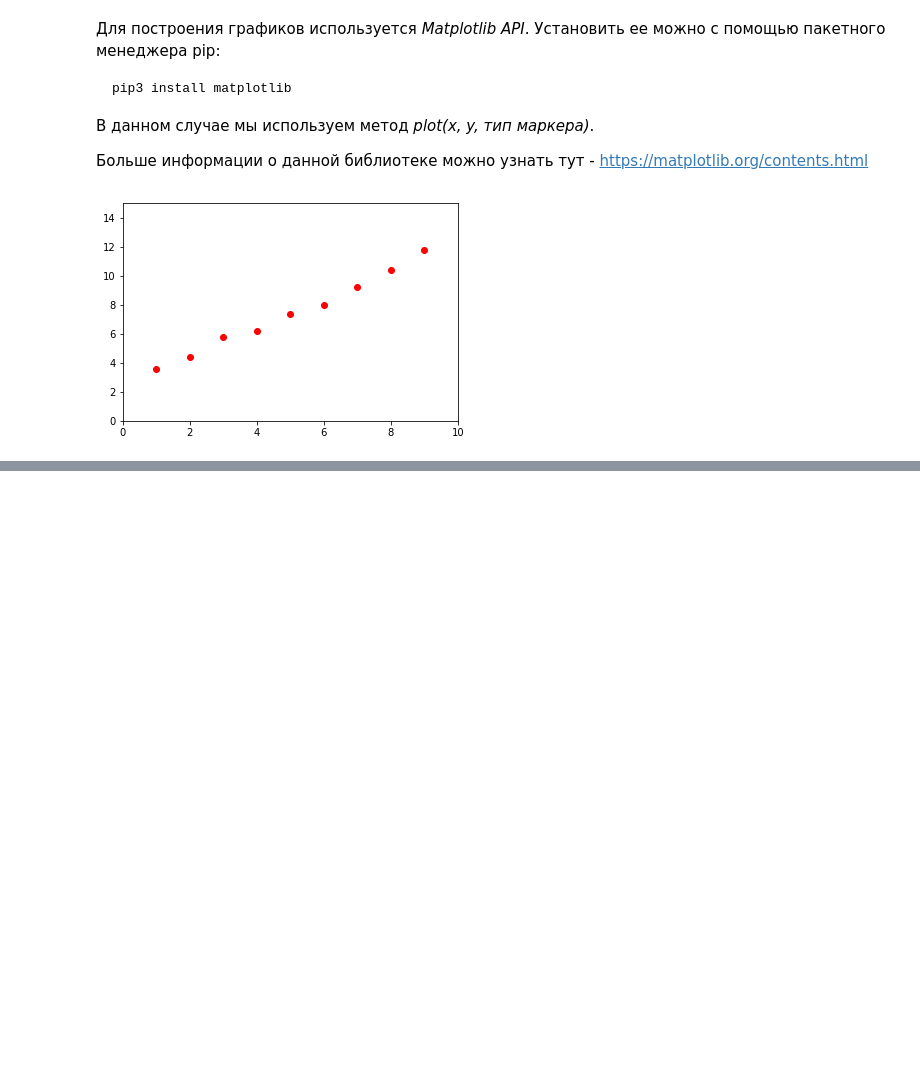
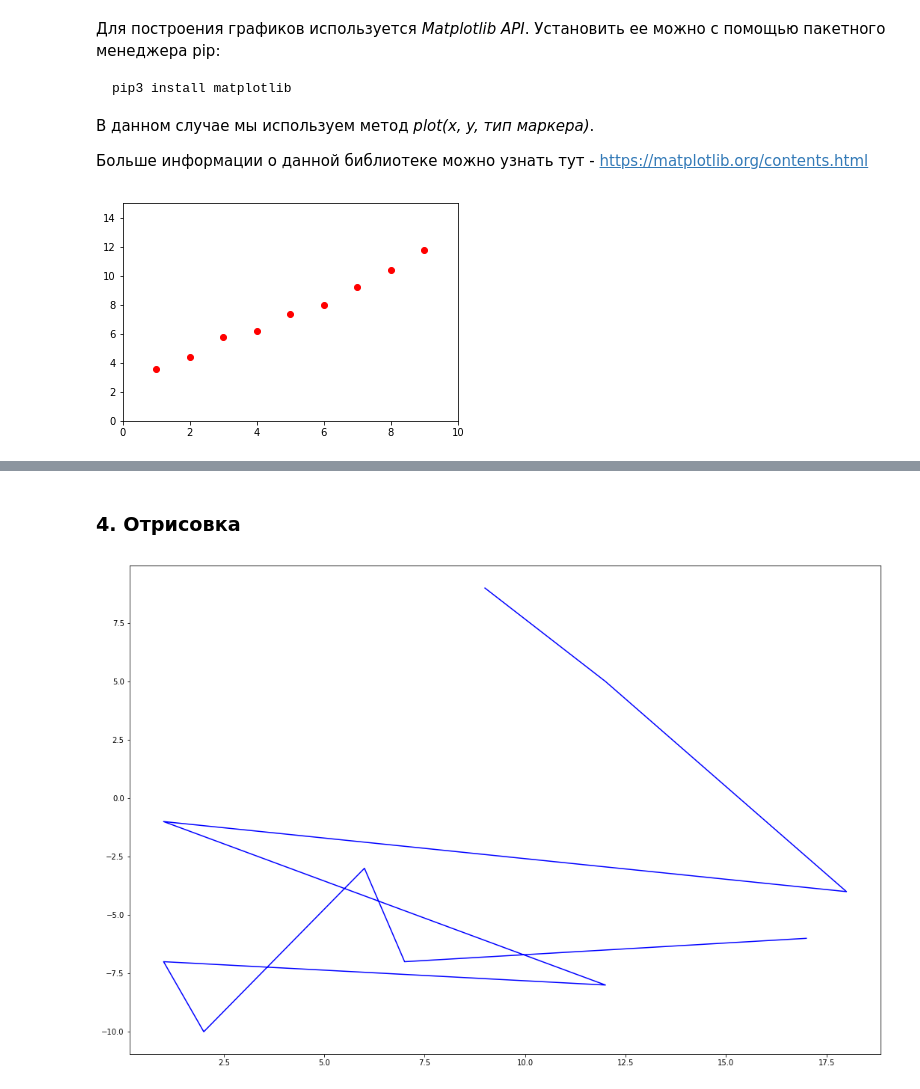
Before and after one commit to mmireille/Big-Data-2017, a Jupyter notebook: Lab_5.ipynb, the cells around one changed output, grey strips where cells are left out. Saved outputs shown, nothing was run; the diff lists cells and outputs as text; code cells hidden in the pictures; blank space fills up the shorter version.

```diff
--- a/Lab_5.ipynb
+++ b/Lab_5.ipynb
@@ -149,0 +79,15 @@ print('Ошибка аппроксимации в случае метода на
+# %% [markdown]
+### 4. Отрисовка
+# %%
+# print(plt.rcParams["figure.figsize"])
+plt.rcParams["figure.figsize"] = [18, 12]
+plt.gca().invert_yaxis()
+
+x = np.random.randint(20, size=10)
+y = np.random.randint(-10, 10, size=10)
+
+plt.plot(x, y, 'b')
+
+plt.show()
+# %% [output]
+[figure, added]
```
Also changed, not shown: parts of 14 cells of this notebook.
